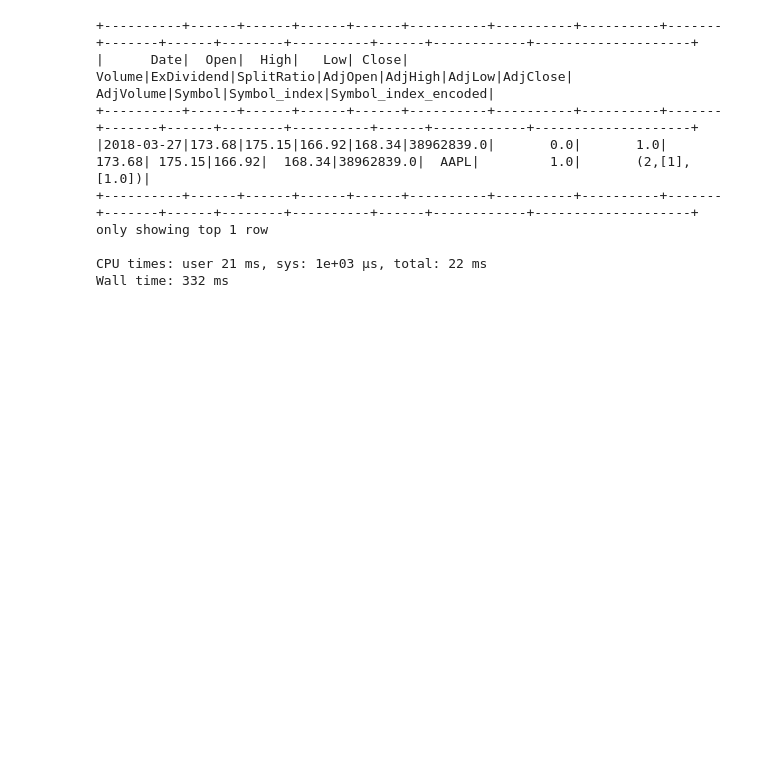
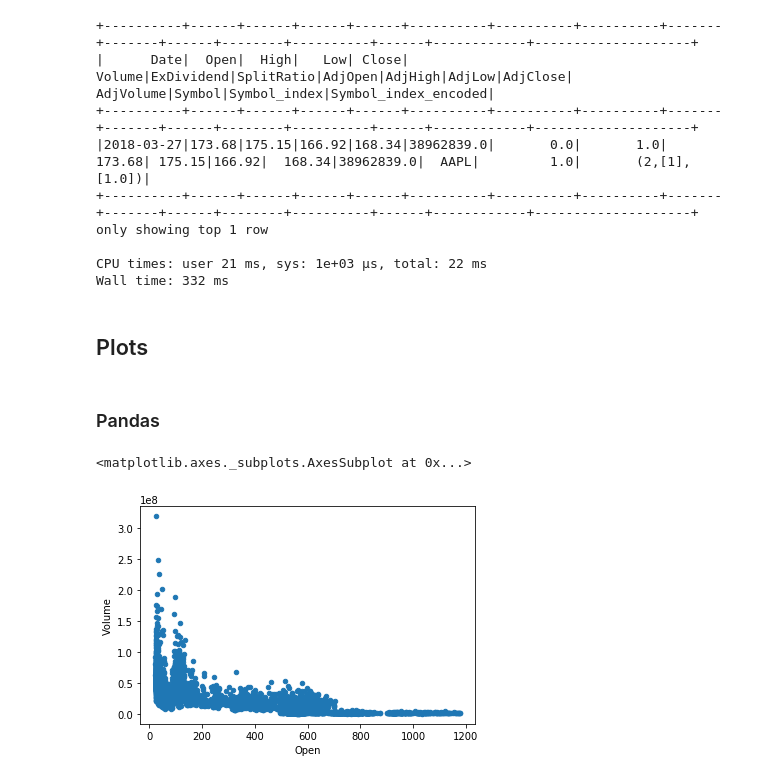
Before and after one commit to FavioVazquez/koalas_optimus_spark, a Jupyter notebook: Cool_Notebook.ipynb, the cells around one changed output. Drawn from its saved outputs; the diff is of its cells as text; code cells hidden in the pictures; blank space fills up the shorter version.

Commit message:
Add plots

```diff
--- a/Cool_Notebook.ipynb
+++ b/Cool_Notebook.ipynb
@@ -306,3 +306,12 @@ only showing top 1 row
 
 CPU times: user 21 ms, sys: 1e+03 µs, total: 22 ms
 Wall time: 332 ms
+# %% [markdown]
+## Plots
+# %% [markdown]
+### Pandas
+# %%
+df_pd.plot.scatter("Open","Volume")
+# %% [output]
+<matplotlib.axes._subplots.AxesSubplot at 0x...>
+[figure, added]
```
Also changed, not shown: parts of 10 cells of this notebook.
